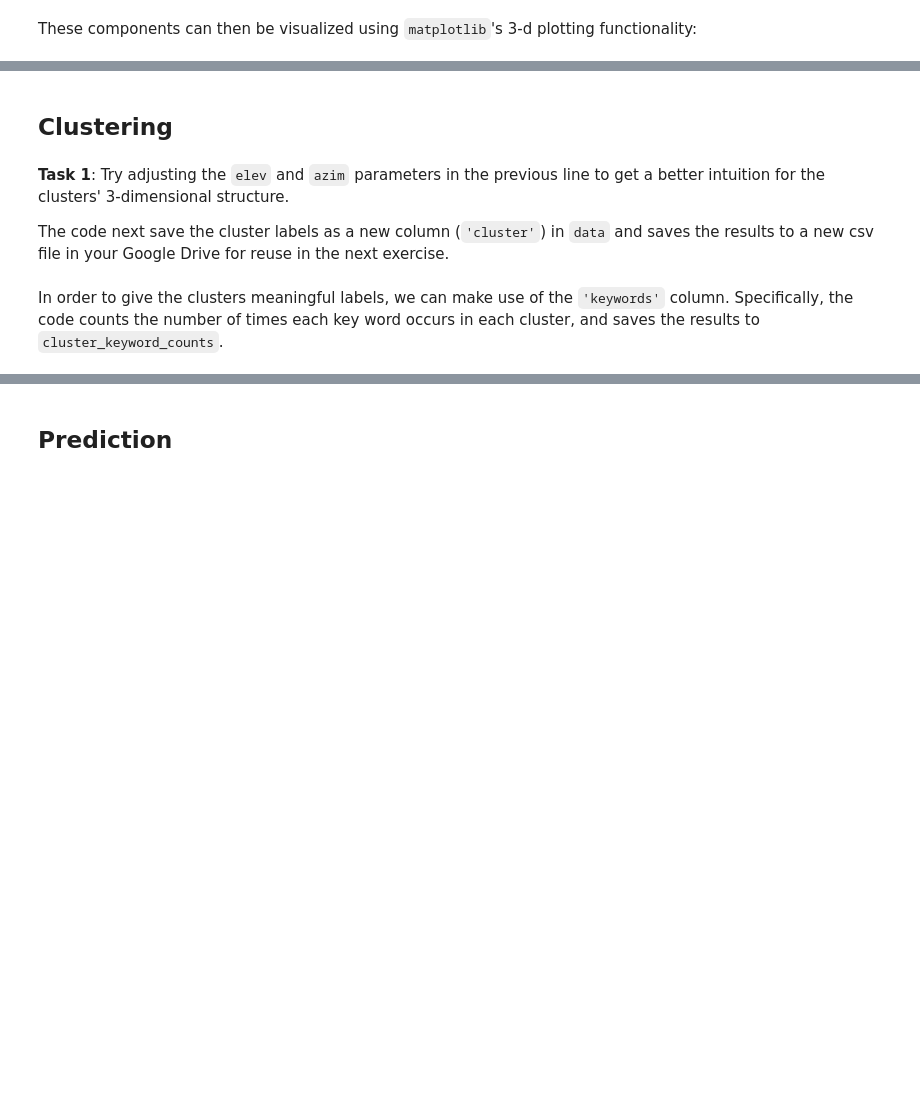
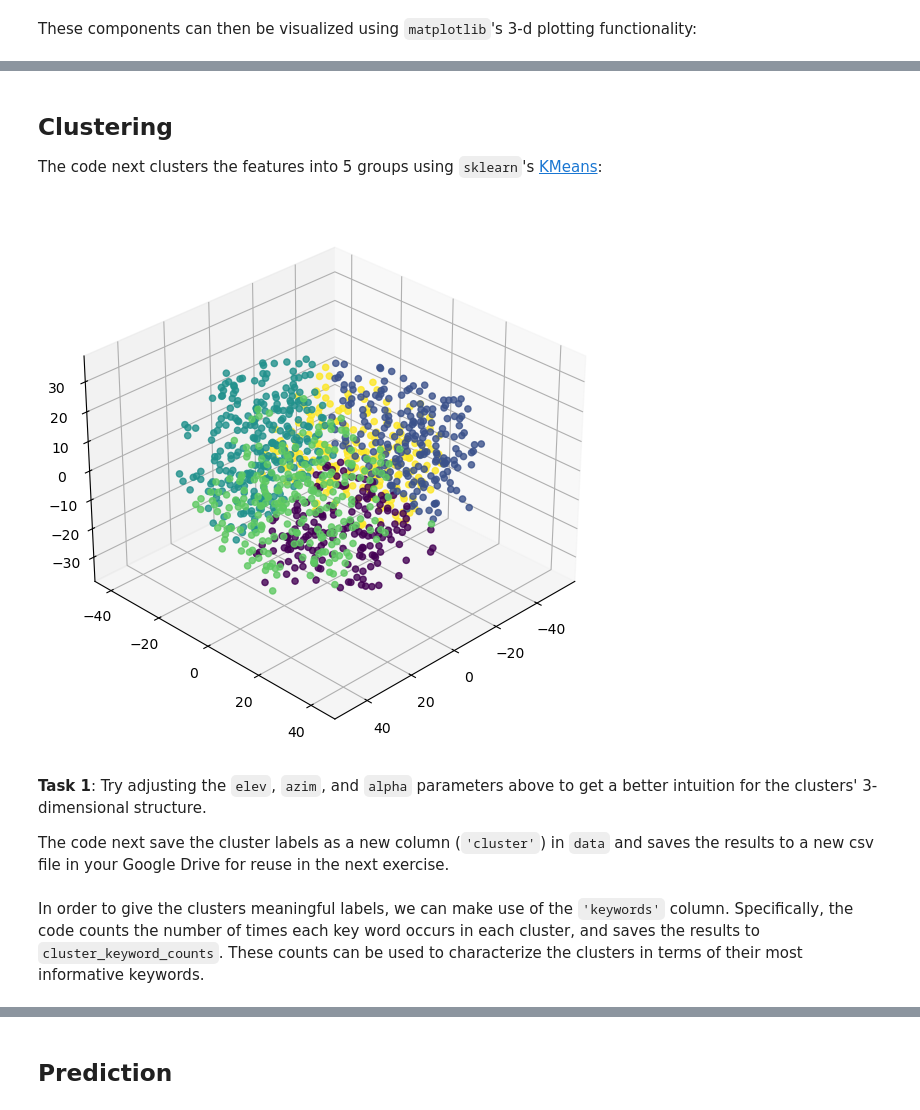
Before and after one commit to Zak-Hussain/LLM4SciSci, a Jupyter notebook: 2_feature_extraction.ipynb, the cells around one changed output, grey strips where cells are left out. Cells and saved outputs as stored; diff of their text form; code cells hidden in the pictures; blank space fills up the shorter version.

```diff
--- a/2_feature_extraction.ipynb
+++ b/2_feature_extraction.ipynb
@@ -61,19 +107,24 @@ ax.scatter(features_3d[:, 0], features_3d[:, 1], features_3d[:, 2], alpha=.5)
 # %% [markdown]
 ## Clustering
+The code next clusters the features into 5 groups using `sklearn`'s [KMeans](https://scikit-learn.org/stable/modules/generated/sklearn.cluster.KMeans.html):
 # %%
 # Cluster using KMeans
 kmeans = KMeans(n_clusters=5, random_state=42).fit(features_3d)
 
+# Plot clusters
 fig = plt.figure(figsize=(10, 7))
 ax = fig.add_subplot(111, projection='3d')
 ax.scatter(
-    features_3d[:, 0], features_3d[:, 1], features_3d[:, 2],
-    c=kmeans.labels_, cmap="viridis", alpha=.8
+    features_3d[:, 0], features_3d[:, 1], features_3d[:, 2],    # x, y, z
+    c=kmeans.labels_,   # Color with cluster labels
+    cmap="viridis", alpha=.8
 )
 # Rotate the plot
 ax.view_init(elev=30, azim=45)  # Adjust angles as needed
+# %% [output]
+[figure, added]
 # %% [markdown]
-**Task 1**: Try adjusting the `elev` and `azim` parameters in the previous line to get a better intuition for the clusters' 3-dimensional structure.
+**Task 1**: Try adjusting the `elev`, `azim`, and `alpha` parameters above to get a better intuition for the clusters' 3-dimensional structure.
 
 The code next save the cluster labels as a new column (`'cluster'`) in `data` and saves the results to a new csv file in your Google Drive for reuse in the next exercise.
 # %%
@@ -81,7 +132,7 @@ The code next save the cluster labels as a new column (`'cluster'`) in `data` an
 data['cluster'] = pd.Series(kmeans.labels_, dtype=str)
 data.to_csv('science_of_science_clusters.csv', index=False)
 # %% [markdown]
-In order to give the clusters meaningful labels, we can make use of the `'keywords'` column. Specifically, the code counts the number of times each key word occurs in each cluster, and saves the results to `cluster_keyword_counts`.
+In order to give the clusters meaningful labels, we can make use of the `'keywords'` column. Specifically, the code counts the number of times each key word occurs in each cluster, and saves the results to `cluster_keyword_counts`. These counts can be used to characterize the clusters in terms of their most informative keywords.
 # %%
 cluster_keyword_counts = {} # Dictionary for storing keyword counts in each cluster
 unique_keywords = set() # Set for storing all unique keywords
```
Also changed, not shown: parts of 23 cells of this notebook.
